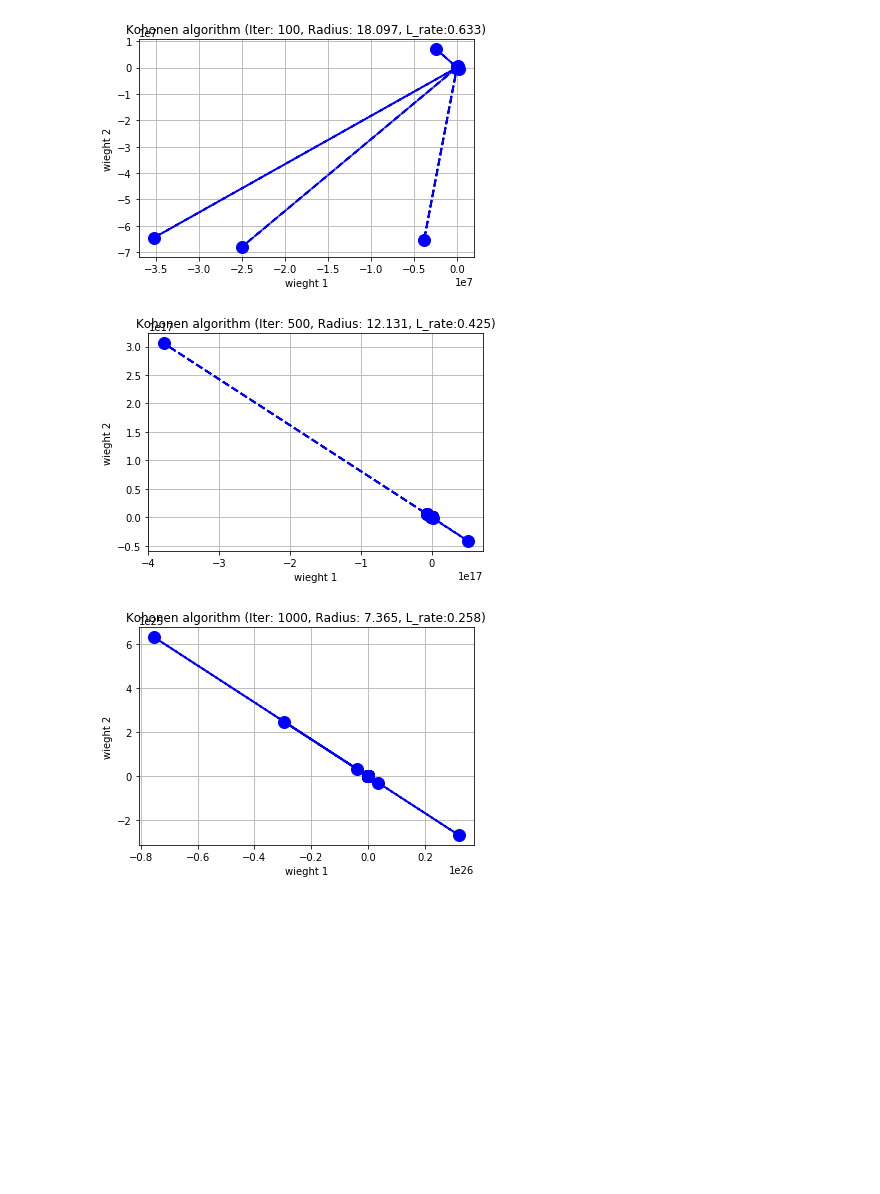
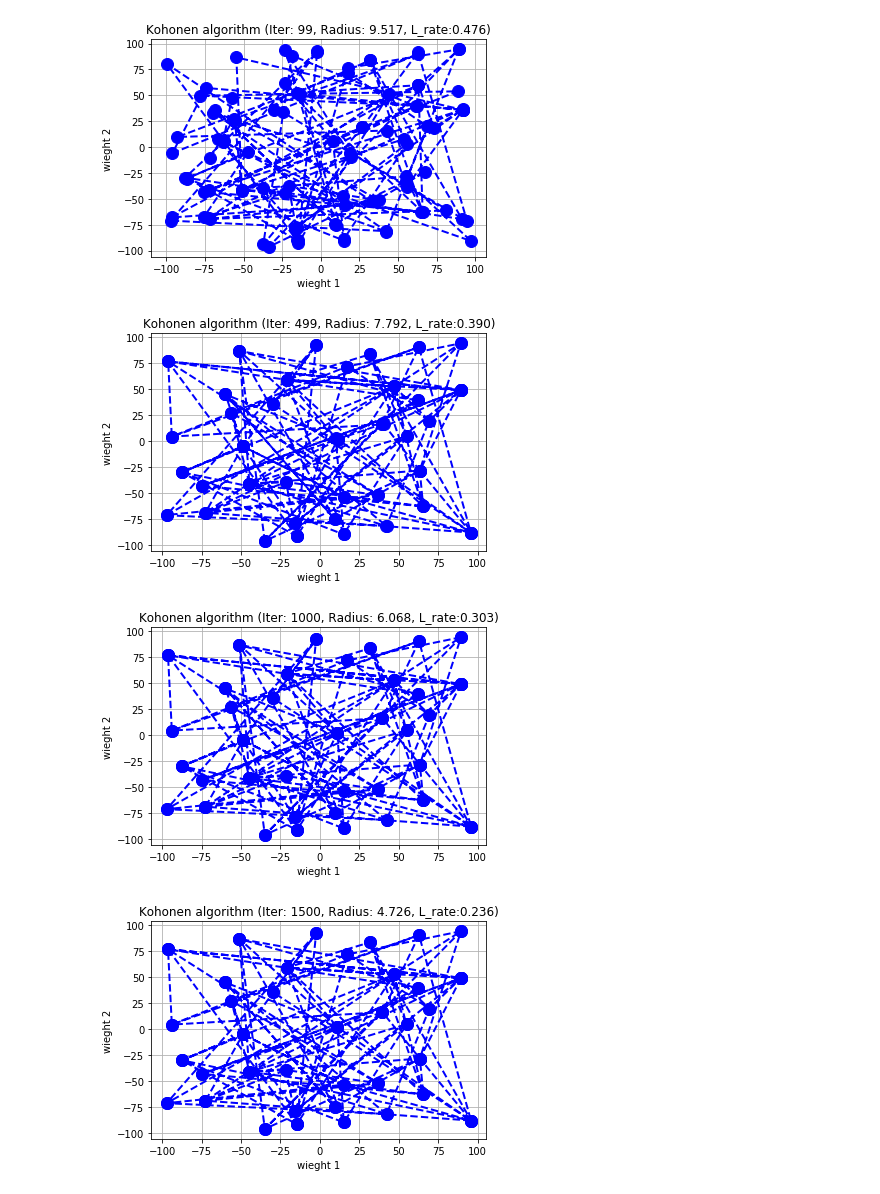
Before and after one commit to MatufA/simple-Kohonen-map, a Jupyter notebook: SOM_algorithm.ipynb, the cells around one changed output. Cells and saved outputs as stored; diff of their text form; code cells hidden in the pictures; blank space fills up the shorter version.

```diff
--- a/SOM_algorithm.ipynb
+++ b/SOM_algorithm.ipynb
@@ -20,8 +26,10 @@ def euclidean_dist(x, y, node):
 # %%
-def bmu(x ,y, node):
-  ed = euclidean_dist(x, y, node)
-  argmin_x = np.argmin(ed[np.nonzero(ed)]).item()
+def bmu(x ,y, node_id):
+  ed = euclidean_dist(x, y, node_id)
+  ed[ed == 0] = np.inf
+  argmin_x = np.argmin(ed).item()
   return argmin_x
 # %%
 def choose_randomly(x):
-  return np.where(x == np.random.choice(x))
+  rnd = np.where(x == np.random.choice(x))
+  return rnd if type(rnd) is not tuple else int(rnd[0][0])
@@ -28,13 +42,13 @@ def choose_randomly(x):
 # %%
-def update_neighbourhood(x, y, bmu_node, id_node, radius, alpha):
+def update_neighbourhood(x, y, bmu_node, node_id, radius, alpha):
   ed = euclidean_dist(x, y, bmu_node)
   for idx, r in enumerate(ed):
-    if r <= radius:
-      x[idx] += alpha * radius * (x[idx] - x[id_node])
-      y[idx] += alpha * radius * (y[idx] - y[id_node])
+    if -radius <= r <= radius:
+      x[idx] += alpha * (x[node_id] - x[idx])
+      y[idx] += alpha * (y[node_id] - y[idx])
   return x, y
 # %%
-def train(x, y, max_iter, radius, alpha):
+def train(x, y, max_iter, radius, alpha, is_line=True):
   init_alpha = alpha
   init_radius = radius
   for step in range(max_iter):
@@ -43,7 +57,7 @@ def train(x, y, max_iter, radius, alpha):
     x, y = update_neighbourhood(x, y, best_match, choice_idx, radius, alpha)
     alpha = init_alpha * np.exp(-step/max_iter)
     radius  = init_radius * np.exp(-step/max_iter)
-    if step == 100 or step == 500:
-      draw(x, y, step, radius, alpha)
-    if step == max_iter-1:
-      draw(x, y, max_iter, radius, alpha)
+    if step+1 == 100 or step+1 == 500:
+      draw(x, y, step, radius, alpha, is_line)
+    elif (step+1) % 500 == 0:
+      draw(x, y, (step+1), radius, alpha, is_line)
@@ -50,9 +93,9 @@ def train(x, y, max_iter, radius, alpha):
 # %%
-x = np.random.uniform(-10,10,100)
-y = np.random.uniform(-10,10,100)
-step_max = 1000
-radius = 20
-alpha = 0.7
+x = np.random.uniform(-100,100,100)
+y = np.random.uniform(-100,100,100)
+step_max = 2000
+radius = 10
+alpha = 0.5
 draw(x, y, 1, radius, alpha)
 train(x, y, step_max, radius, alpha)
 # %% [output]
@@ -60,3 +103,4 @@ train(x, y, step_max, radius, alpha)
-[figure, old version]
+[figure, new version]
-[figure, old version]
+[figure, new version]
-[figure, old version]
+[figure, new version]
+[figure, added]
```
Also changed, not shown: parts of 13 cells of this notebook.
